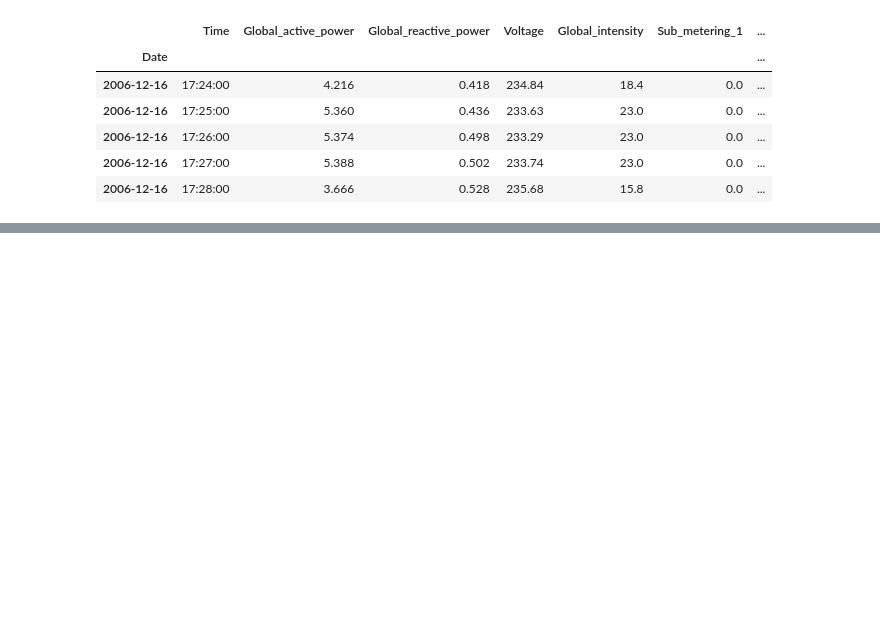
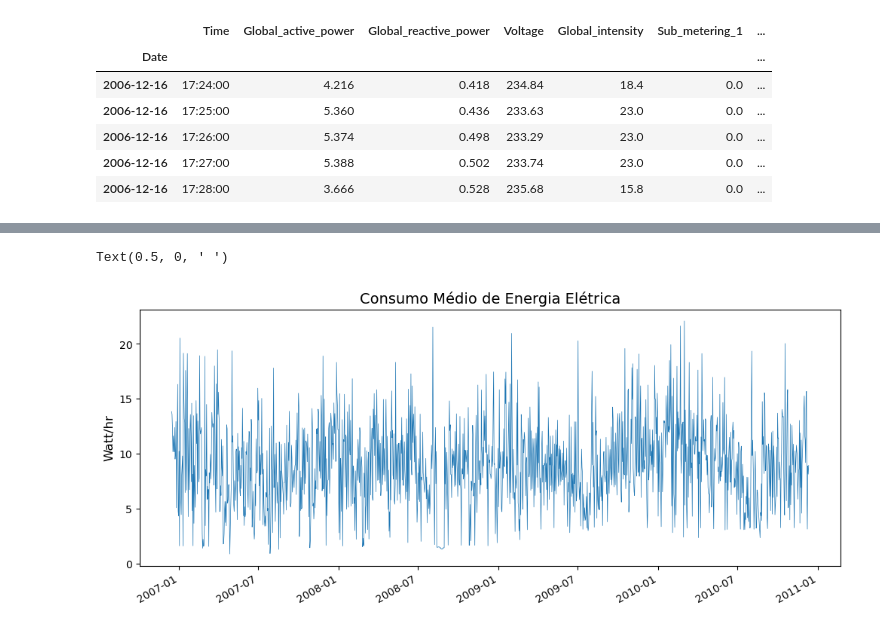
Before and after one commit to marcosmorais94/house_comsumption_forecast, a Jupyter notebook: house_power_timeseries.ipynb, the cells around one changed output, grey strips where cells are left out. Cells and saved outputs as stored; diff of their text form; code cells hidden in the pictures; blank space fills up the shorter version.

```diff
--- a/house_power_timeseries.ipynb
+++ b/house_power_timeseries.ipynb
@@ -237,0 +308,4 @@ Text(0.5, 0, ' ')
+# %%
+# Converte o objeto em dataframe pandas
+df_media = pd.DataFrame(df_media)
+df_media
@@ -237,0 +327,6 @@ Text(0.5, 0, ' ')
+# %%
+# Reset do index para inclusão de colunas de tempo
+df_media = df_media.reset_index()
+
+# Confere dataset e número de linhas
+df_media
@@ -237,0 +347,17 @@ Text(0.5, 0, ' ')
+# %%
+# Cria variáveis para agrupamento de datas
+
+# Variável Ano
+df_media['year'] = df_media['Date'].dt.year
+
+# Variável Mês
+df_media['month'] = df_media['Date'].dt.month
+
+#Variável Ano-Mês
+df_media['month_year'] = df_media['Date'].dt.to_period('M')
+# %%
+# Data como index da base
+df_media = df_media.set_index('Date')
+
+# Confere o dataset
+df_media
@@ -237,0 +379,18 @@ Text(0.5, 0, ' ')
+# %%
+# Plot da série temporal
+
+# Ajuste no tamanho do gráfico
+fig, ax = plt.subplots(figsize=(12, 5))
+
+# Define a métrica observada
+df_media['total_consumo'].plot(linewidth=0.5)
+
+# Define título
+plt.title('Consumo Médio de Energia Elétrica', fontsize = 14)
+
+# Define nomes dos eixos X e Y
+plt.ylabel('Watt/hr', fontsize = 12)
+plt.xlabel(' ', fontsize = 12)
+# %% [output]
+Text(0.5, 0, ' ')
+[figure, added]
```
Also changed, not shown: parts of 21 cells of this notebook.
